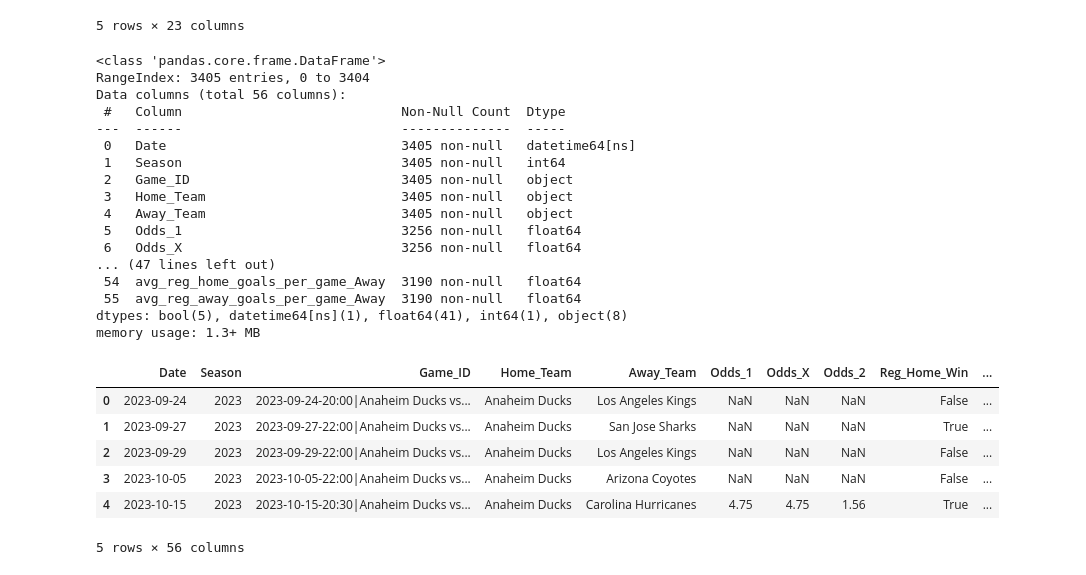
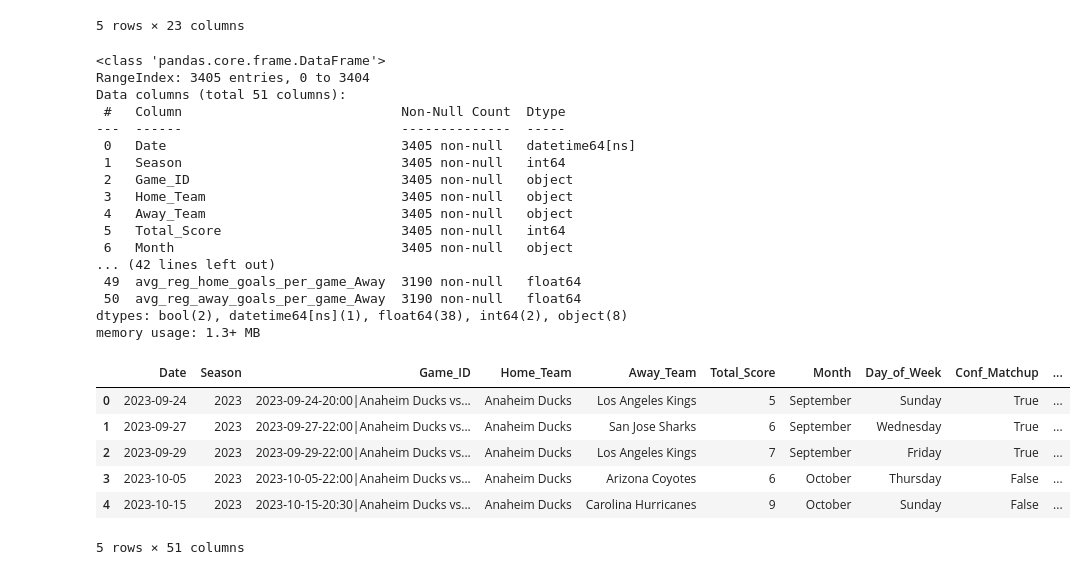
Before and after one commit to emmettd247/SportOnIce, a Jupyter notebook: master_data_join.ipynb, the cells around one changed output. Drawn from its saved outputs; the diff is of its cells as text; code cells hidden in the pictures.

```diff
--- a/master_data_join.ipynb
+++ b/master_data_join.ipynb
@@ -43,9 +6,9 @@ memory usage: 105.8+ KB
 # %%
 # read in master games data
-all_games = pd.read_excel(r'data/master_games_data.xlsx', header=0)
+master_data = pd.read_excel(r'data/master_games_data.xlsx', header=0)
 
 # inspect
-all_games.info()
+master_data.info()
 # %% [output]
 <class 'pandas.core.frame.DataFrame'>
 RangeIndex: 3381 entries, 0 to 3380
@@ -67,6 +29,0 @@ memory usage: 974.1+ KB
-# %%
-# join the 2 dfs together
-master_data = pd.merge(all_games, all_1x2_odds, how='left', on='Game_Link')
-
-# inspect
-master_data.info()
@@ -341,53 +281,52 @@ memory usage: 633.9+ KB
 # %%
 # get key cols from master data
 base_cols = ['Date', 'Season', 'Game_ID', 'Home_Team', 'Away_Team',
-    'Odds_1', 'Odds_X', 'Odds_2',
-    'Month', 'Day_of_Week', 'Conf_Matchup', 'Div_Matchup', 'Conf_Pair', 'Div_Pair',
-    'Team_Pair'
+    'Total_Score', 'Month', 'Day_of_Week', 'Conf_Matchup', 'Div_Matchup',
+    'Conf_Pair', 'Div_Pair', 'Team_Pair'
     ]
 
 # comment out for now 'Reg_Home_Win', 'Reg_Away_Win', 'Reg_Tie',
 
 modeling_data_base = master_data[base_cols]
 
 # ensure data sorted correctly
 modeling_data = modeling_data_base.sort_values(by=['Home_Team', 'Season', 'Date'])
 
 # join home and away dfs to modeling data
 modeling_data = modeling_data.merge(all_home_games, how='left', on=['Home_Team', 'Season', 'Date'])
 modeling_data = modeling_data.merge(all_away_games, how='left', on=['Away_Team', 'Season', 'Date'])
 
 # # join in h2h data
 # modeling_data = modeling_data.merge(h2h_cum_df, how='left', on=['Home_Team', 'Away_Team', 'Season', 'Date'])
 
 # inspect
 modeling_data.info()
 modeling_data.head()
 # %% [output]
 <class 'pandas.core.frame.DataFrame'>
 RangeIndex: 3405 entries, 0 to 3404
-Data columns (total 56 columns):
+Data columns (total 51 columns):
  #   Column                            Non-Null Count  Dtype
 ---  ------                            --------------  -----
  0   Date                              3405 non-null   datetime64[ns]
  1   Season                            3405 non-null   int64
  2   Game_ID                           3405 non-null   object
  3   Home_Team                         3405 non-null   object
  4   Away_Team                         3405 non-null   object
- 5   Odds_1                            3256 non-null   float64
- 6   Odds_X                            3256 non-null   float64
-... (47 lines left out)
- 54  avg_reg_home_goals_per_game_Away  3190 non-null   float64
- 55  avg_reg_away_goals_per_game_Away  3190 non-null   float64
-dtypes: bool(5), datetime64[ns](1), float64(41), int64(1), object(8)
+ 5   Total_Score                       3405 non-null   int64
+ 6   Month                             3405 non-null   object
+... (42 lines left out)
+ 49  avg_reg_home_goals_per_game_Away  3190 non-null   float64
+ 50  avg_reg_away_goals_per_game_Away  3190 non-null   float64
+dtypes: bool(2), datetime64[ns](1), float64(38), int64(2), object(8)
 memory usage: 1.3+ MB
-|  | Date | Season | Game_ID | Home_Team | Away_Team | Odds_1 | Odds_X | Odds_2 | Reg_Home_Win | ... |
-| 0 | 2023-09-24 | 2023 | 2023-09-24-20:00|Anaheim Ducks vs... | Anaheim Ducks | Los Angeles Kings | NaN | NaN | NaN | False | ... |
-| 1 | 2023-09-27 | 2023 | 2023-09-27-22:00|Anaheim Ducks vs... | Anaheim Ducks | San Jose Sharks | NaN | NaN | NaN | True | ... |
-| 2 | 2023-09-29 | 2023 | 2023-09-29-22:00|Anaheim Ducks vs... | Anaheim Ducks | Los Angeles Kings | NaN | NaN | NaN | False | ... |
-| 3 | 2023-10-05 | 2023 | 2023-10-05-22:00|Anaheim Ducks vs... | Anaheim Ducks | Arizona Coyotes | NaN | NaN | NaN | False | ... |
-| 4 | 2023-10-15 | 2023 | 2023-10-15-20:30|Anaheim Ducks vs... | Anaheim Ducks | Carolina Hurricanes | 4.75 | 4.75 | 1.56 | True | ... |
+|  | Date | Season | Game_ID | Home_Team | Away_Team | Total_Score | Month | Day_of_Week | Conf_Matchup | ... |
+| 0 | 2023-09-24 | 2023 | 2023-09-24-20:00|Anaheim Ducks vs... | Anaheim Ducks | Los Angeles Kings | 5 | September | Sunday | True | ... |
+| 1 | 2023-09-27 | 2023 | 2023-09-27-22:00|Anaheim Ducks vs... | Anaheim Ducks | San Jose Sharks | 6 | September | Wednesday | True | ... |
+| 2 | 2023-09-29 | 2023 | 2023-09-29-22:00|Anaheim Ducks vs... | Anaheim Ducks | Los Angeles Kings | 7 | September | Friday | True | ... |
+| 3 | 2023-10-05 | 2023 | 2023-10-05-22:00|Anaheim Ducks vs... | Anaheim Ducks | Arizona Coyotes | 6 | October | Thursday | False | ... |
+| 4 | 2023-10-15 | 2023 | 2023-10-15-20:30|Anaheim Ducks vs... | Anaheim Ducks | Carolina Hurricanes | 9 | October | Sunday | False | ... |
-5 rows × 56 columns
+5 rows × 51 columns
 # %%
 # write final modeling data to excel
 modeling_data.to_excel(r'data/modeling_data.xlsx', index=False)
```
Also changed, not shown: parts of 5 cells of this notebook, 11 other files.
